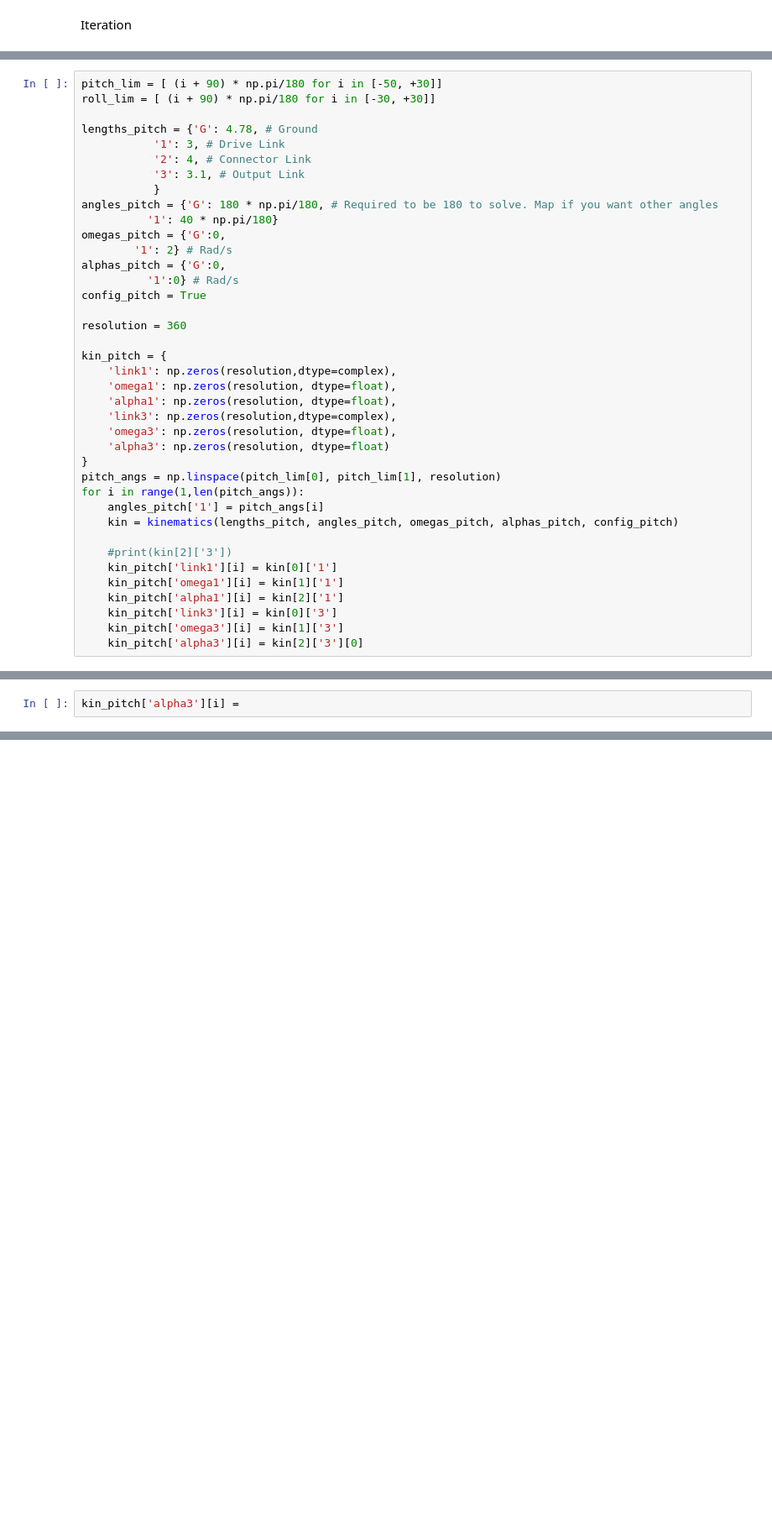
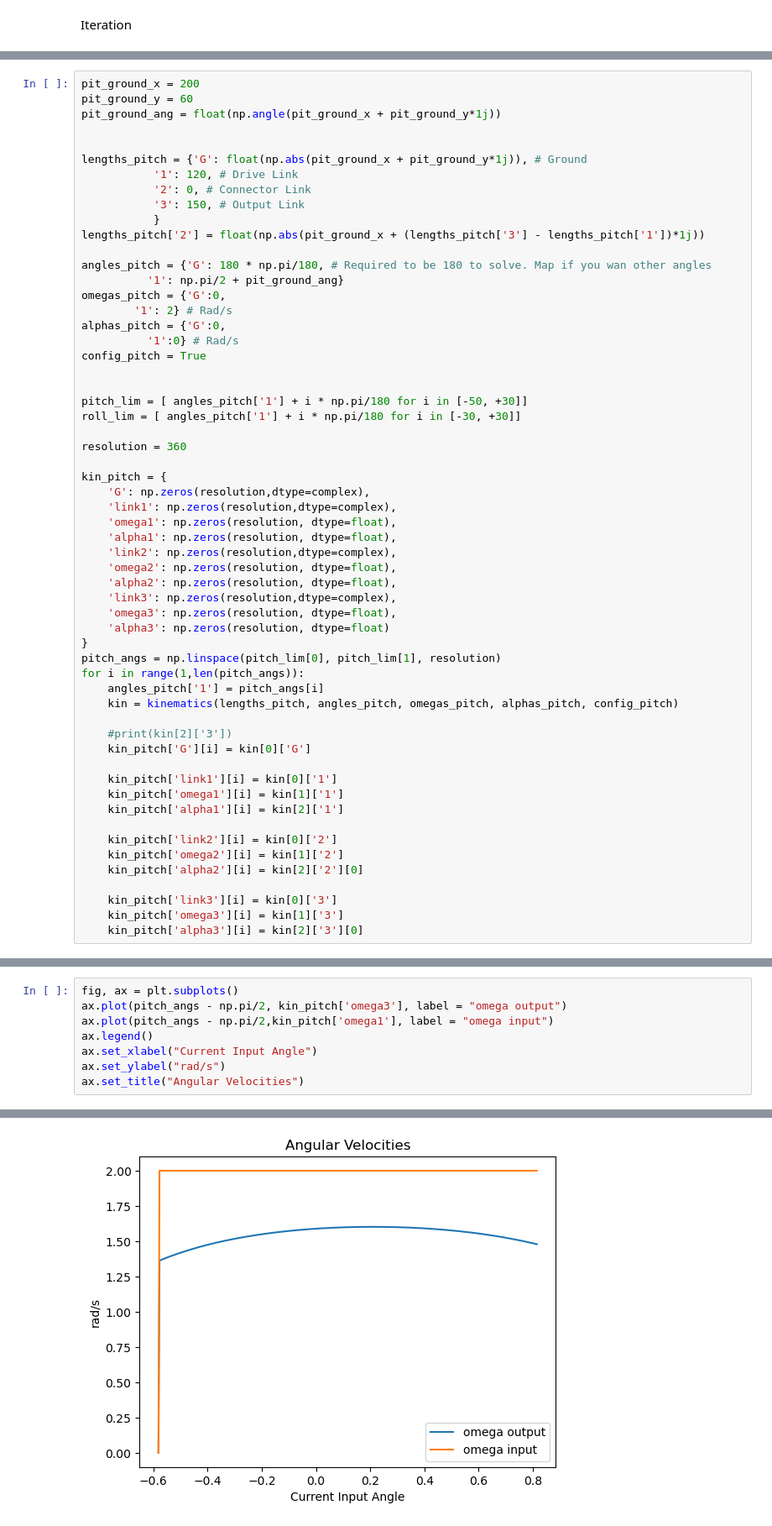
Before and after one commit to i-Dyke/MOHRA, a Jupyter notebook: 4BarSolver.ipynb, the cells around one changed output, grey strips where cells are left out. Shown at 84% size. Cells and saved outputs as stored; diff of their text form; blank space fills up the shorter version.

Commit message:
4 bar solver, TR, gif

```diff
--- a/4BarSolver.ipynb
+++ b/4BarSolver.ipynb
@@ -147,26 +155,38 @@ def kinematics(lengths, angles, omegas, alphas, config):
 # %%
-pitch_lim = [ (i + 90) * np.pi/180 for i in [-50, +30]]
-roll_lim = [ (i + 90) * np.pi/180 for i in [-30, +30]]
+pit_ground_x = 200
+pit_ground_y = 60
+pit_ground_ang = float(np.angle(pit_ground_x + pit_ground_y*1j))
 
-lengths_pitch = {'G': 4.78, # Ground
-           '1': 3, # Drive Link
-           '2': 4, # Connector Link
-           '3': 3.1, # Output Link
+
+lengths_pitch = {'G': float(np.abs(pit_ground_x + pit_ground_y*1j)), # Ground
+           '1': 120, # Drive Link
+           '2': 0, # Connector Link
+           '3': 150, # Output Link
            }
-angles_pitch = {'G': 180 * np.pi/180, # Required to be 180 to solve. Map if you want other angles
-          '1': 40 * np.pi/180}
+lengths_pitch['2'] = float(np.abs(pit_ground_x + (lengths_pitch['3'] - lengths_pitch['1'])*1j))
+
+angles_pitch = {'G': 180 * np.pi/180, # Required to be 180 to solve. Map if you wan other angles
+          '1': np.pi/2 + pit_ground_ang}
 omegas_pitch = {'G':0,
         '1': 2} # Rad/s
 alphas_pitch = {'G':0,
           '1':0} # Rad/s
 config_pitch = True
 
+
+pitch_lim = [ angles_pitch['1'] + i * np.pi/180 for i in [-50, +30]]
+roll_lim = [ angles_pitch['1'] + i * np.pi/180 for i in [-30, +30]]
+
 resolution = 360
 
 kin_pitch = {
+    'G': np.zeros(resolution,dtype=complex),
     'link1': np.zeros(resolution,dtype=complex),
     'omega1': np.zeros(resolution, dtype=float),
     'alpha1': np.zeros(resolution, dtype=float),
+    'link2': np.zeros(resolution,dtype=complex),
+    'omega2': np.zeros(resolution, dtype=float),
+    'alpha2': np.zeros(resolution, dtype=float),
     'link3': np.zeros(resolution,dtype=complex),
     'omega3': np.zeros(resolution, dtype=float),
     'alpha3': np.zeros(resolution, dtype=float)
@@ -177,9 +197,16 @@ for i in range(1,len(pitch_angs)):
     kin = kinematics(lengths_pitch, angles_pitch, omegas_pitch, alphas_pitch, config_pitch)
 
     #print(kin[2]['3'])
+    kin_pitch['G'][i] = kin[0]['G']
+
     kin_pitch['link1'][i] = kin[0]['1']
     kin_pitch['omega1'][i] = kin[1]['1']
     kin_pitch['alpha1'][i] = kin[2]['1']
+
+    kin_pitch['link2'][i] = kin[0]['2']
+    kin_pitch['omega2'][i] = kin[1]['2']
+    kin_pitch['alpha2'][i] = kin[2]['2'][0]
+
     kin_pitch['link3'][i] = kin[0]['3']
     kin_pitch['omega3'][i] = kin[1]['3']
     kin_pitch['alpha3'][i] = kin[2]['3'][0]
@@ -192,2 +212,0 @@ plt.plot(pitch_angs,kin_pitch['omega1'])
-# %%
-kin_pitch['alpha3'][i] =
@@ -195,0 +213,9 @@ np.float64(0.0)
+# %%
+fig, ax = plt.subplots()
+ax.plot(pitch_angs - np.pi/2, kin_pitch['omega3'], label = "omega output")
+ax.plot(pitch_angs - np.pi/2,kin_pitch['omega1'], label = "omega input")
+ax.legend()
+ax.set_xlabel("Current Input Angle")
+ax.set_ylabel("rad/s")
+ax.set_title("Angular Velocities")
+# %% [output]
@@ -195,0 +223 @@ np.float64(0.0)
+[figure, added]
```
Also changed, not shown: parts of 13 cells of this notebook, 1 other file.
